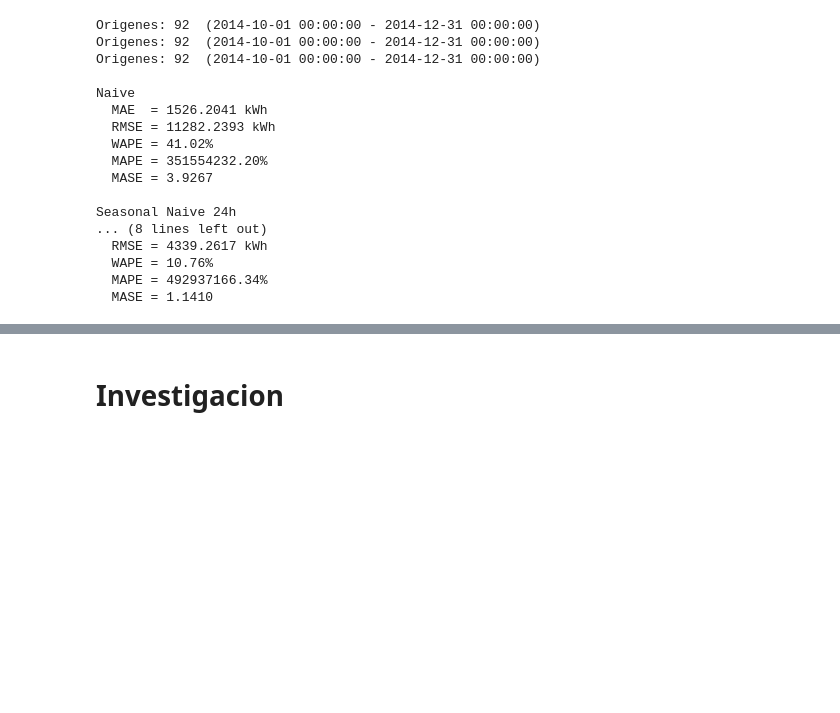
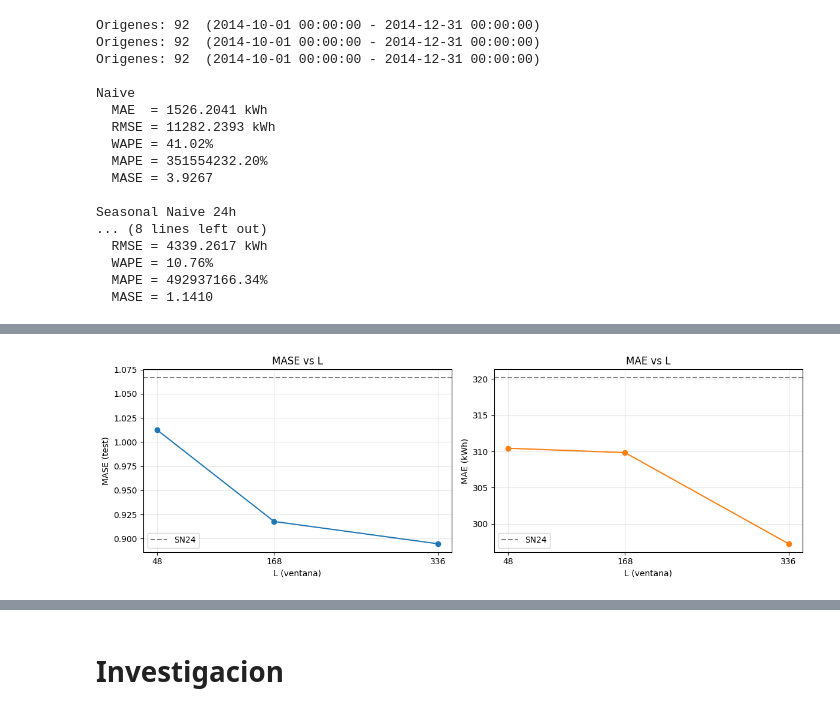
Before and after one commit to abbydoag/Labs_DeepL, a Jupyter notebook: Lab9.ipynb, the cells around one changed output, grey strips where cells are left out. Drawn from its saved outputs; the diff is of its cells as text; code cells hidden in the pictures; blank space fills up the shorter version.

```diff
--- a/Lab9.ipynb
+++ b/Lab9.ipynb
@@ -543,8 +551,8 @@ Ep 01 | train 0.2189 | val 0.2262
 # %%
-pred_fn_dl = make_torch_predict(model_dl, cov_all, L, H, mu_train, std_train, DEVICE, series_only=True)
+pred_fn_dl = make_torch_predict(model_dl, cov_all, L, H, mu_train, std_train,DEVICE, series_only=True)
 pred_fn_nl = make_torch_predict(model_nl, cov_all, L, H, mu_train, std_train, DEVICE, series_only=True)
 
-preds_dl, _ = backtest(pred_fn_dl, test, history_seed, H=24)
+preds_dl, real_test = backtest(pred_fn_dl, test, history_seed, H=24)
 preds_nl, _ = backtest(pred_fn_nl, test, history_seed, H=24)
 
 for nombre, p in [("DLinear", preds_dl), ("NLinear", preds_nl)]:
@@ -559,0 +580,13 @@ RuntimeError: Expected 2 to 3 dimensions, but got 4-dimensional tensor for argum
+# %%
+RESULTADOS = {}
+def registrar(nombre, preds, real, train_df):
+    m = metricas(preds, real)
+    m["MASE"] = mase(preds, real, train_df, season=24)
+    RESULTADOS[nombre] = {"preds": preds, "metricas": m}
+    print(f"{nombre:25s} | MAE {m['MAE']:7.2f} | WAPE {m['WAPE']*100:5.2f}% | MASE {m['MASE']:.4f}")
+
+registrar("Naive", preds_naive,real_test, train)
+registrar("SeasonalNaive24", preds_sn24, real_test, train)
+registrar("SeasonalNaive168", preds_sn168,real_test, train)
+registrar("DLinear",preds_dl,real_test, train)
+registrar("NLinear",preds_nl,real_test, train)
@@ -559,0 +599,73 @@ RuntimeError: Expected 2 to 3 dimensions, but got 4-dimensional tensor for argum
+# %%
+#preubas
+#Dlinaer
+import time
+
+resultados_L = {}
+
+for L_val in [48, 168, 336]:
+    print(f"\n{'-'*50}")
+    print(f"Entrenando DLinear con L={L_val}, H=24")
+    print(f"{'-'*50}")
+
+    ds_tr = SeriesOnlyDataset(train_n, cov_all.loc[train_n.index], L=L_val, H=24)
+    ds_va = SeriesOnlyDataset(val_n,   cov_all.loc[val_n.index],   L=L_val, H=24)
+
+    model = DLinear(L=L_val, H=24, kernel_size=25).to(DEVICE)
+    n_params = sum(p.numel() for p in model.parameters())
+
+    t0 = time.time()
+    model, hist = entrenar_modelo(model, ds_tr, ds_va, epochs=20, lr=1e-3, batch_size=512, device=DEVICE, verbose=False)
+    t_train = time.time()-t0
+
+    pf = make_torch_predict(model, cov_all, L_val, 24, mu_train, std_train, DEVICE, series_only=True)
+    pr, _ = backtest(pf, test, history_seed)
+
+    m = metricas(pr, real_test)
+    m["MASE"] = mase(pr, real_test, train, season=24)
+
+    resultados_L[L_val] = {
+        "MASE": m["MASE"],
+        "MAE": m["MAE"],
+        "WAPE": m["WAPE"],
+        "params": n_params,
+        "epochs": len(hist["train"]),
+        "tiempo_train_seg": t_train,
+        "preds": pr
+    }
+
+    print(f"- MASE={m['MASE']:.4f} | MAE={m['MAE']:.2f} | WAPE={m['WAPE']*100:.2f}%")
+    print(f"- params={n_params:,} | epochs={len(hist['train'])} | t={t_train:.1f}s")
+
+print("\n" + "-"*60)
+print("RESUMEN - VARIAR L CON DLINEAR")
+print("-"*60)
+df_L = pd.DataFrame({
+    L_val: {
+        "MASE": r["MASE"], "MAE": r["MAE"], "WAPE (%)": r["WAPE"]*100,"Params": r["params"], "Epochs": r["epochs"], "Tiempo (s)": r["tiempo_train_seg"]
+    }
+    for L_val, r in resultados_L.items()
+}).T
+print(df_L.round(4))
+
+#graficas
+fig, ax = plt.subplots(1, 2, figsize=(12, 4))
+L_vals = list(resultados_L.keys())
+mases = [resultados_L[L]["MASE"] for L in L_vals]
+maes = [resultados_L[L]["MAE"]  for L in L_vals]
+ax[0].plot(L_vals, mases, marker="o", color="C0")
+ax[0].axhline(y=mase(preds_sn24, real_test, train), color="gray", ls="--", label="SN24")
+ax[0].set_xlabel("L (ventana)"); ax[0].set_ylabel("MASE (test)")
+ax[0].set_title("MASE vs L"); ax[0].legend(); ax[0].grid(alpha=.3)
+ax[0].set_xticks(L_vals)
+
+ax[1].plot(L_vals, maes, marker="o", color="C1")
+ax[1].axhline(y=metricas(preds_sn24, real_test)["MAE"], color="gray", ls="--", label="SN24")
+ax[1].set_xlabel("L (ventana)"); ax[1].set_ylabel("MAE (kWh)")
+ax[1].set_title("MAE vs L"); ax[1].legend(); ax[1].grid(alpha=.3)
+ax[1].set_xticks(L_vals)
+plt.tight_layout(); plt.show()
+
+for L_val, r in resultados_L.items():
+    RESULTADOS[f"DLinear_L{L_val}"] = {"preds": r["preds"], "metricas": {"MASE": r["MASE"], "MAE": r["MAE"], "WAPE": r["WAPE"]}}
+# %% [output]
@@ -559,0 +689 @@ RuntimeError: Expected 2 to 3 dimensions, but got 4-dimensional tensor for argum
+[figure, added]
```
Also changed, not shown: parts of 13 cells of this notebook.
